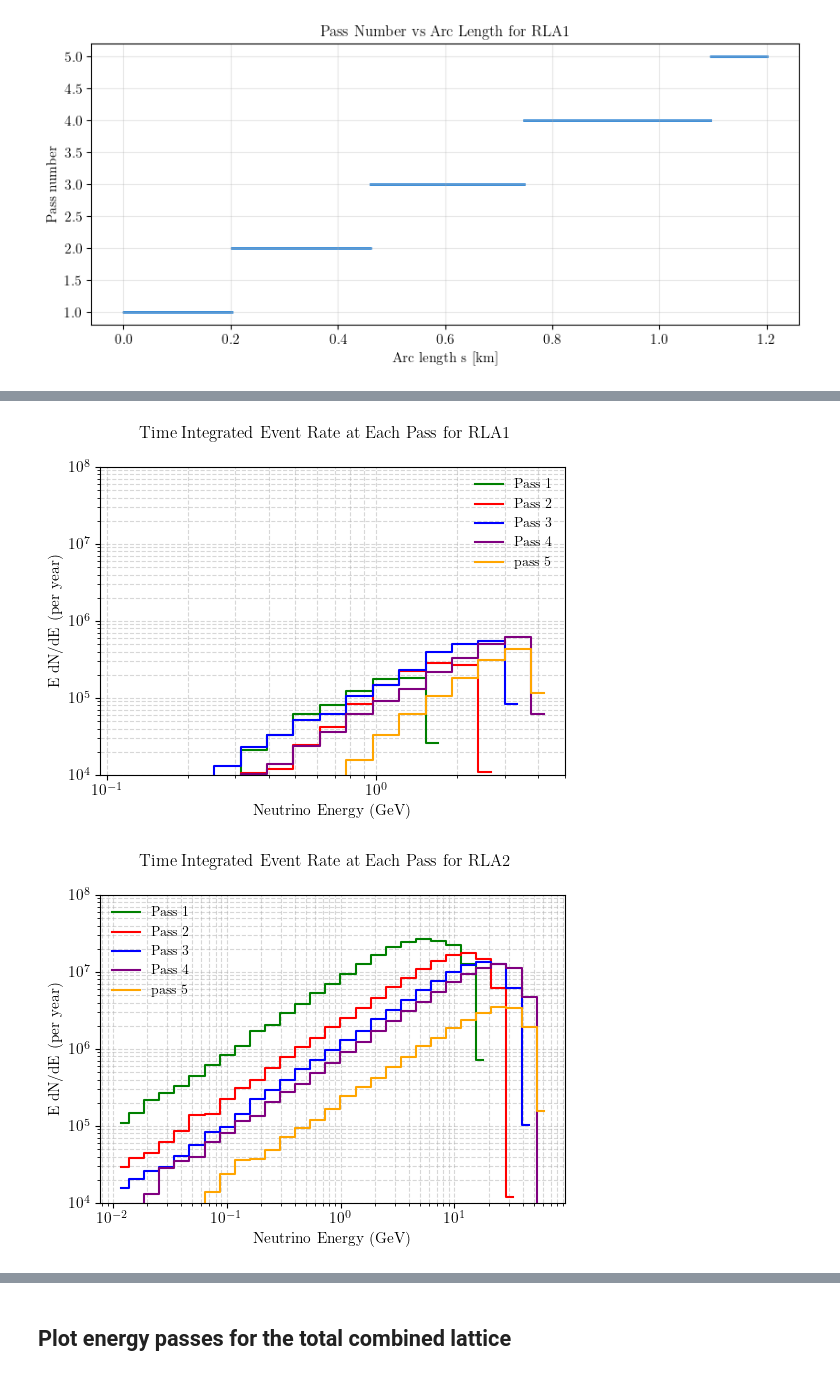
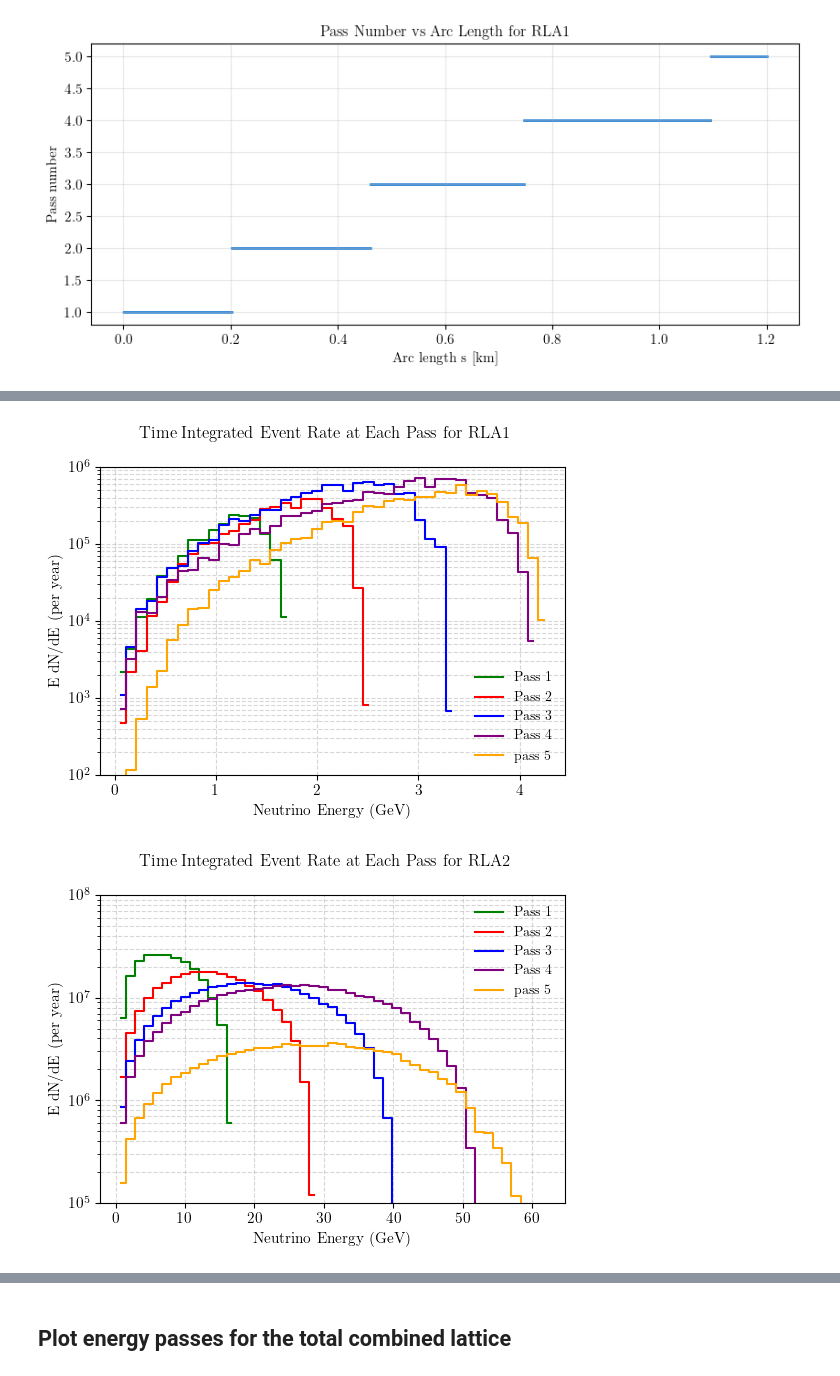
Before and after one commit to jchoi55/MINT, a Jupyter notebook: JC_event_maps.ipynb, the cells around one changed output, grey strips where cells are left out. Cells and saved outputs as stored; diff of their text form; code cells hidden in the pictures.

```diff
--- a/JC_event_maps.ipynb
+++ b/JC_event_maps.ipynb
@@ -1059,3 +1167,18 @@ plot_event_counts_vs_distance(combined_numu, 40e2, (2835.62e2,2985.62e2),title="
 # %%
-plot_event_counts_vs_distance(RLA1_numu, 0, (121e2,221e2),title="RLA1 Detector Event Counts vs Distance")
+det_radius = 2*np.sqrt(12e2*14e2/np.pi)
+
+fig, ax, _ = plot_event_counts_vs_distance(RLA1_numu, 0, (121e2,1e8), det_radius=det_radius, title="RLA1 Detector Event Counts vs Distance")
+ax.set_yscale('log')
+ax.set_xscale('log')
+
+plot_power_law(
+    fig_and_ax=(fig, ax),
+    initial_point=(4611.960489667486, 2868029.0606408943),
+    x_range=range(121,1000000)
+)
+
+#Webplotdigitizer says the intersection point is at (1753.628267547892, 18013207.603121586)
+ax.legend()
+# ax.set_ylim(1e0, 1e6)
+plt.show()
 # %% [output]
@@ -1618,7 +1746,9 @@ fig, ax, _ = plot_event_counts_vs_energy_pass(
     target_pass=1,
     detect=True,
     detect_loc=[(12579,0)],
-    e_bins=np.geomspace(1e-1, 70, 30),
+    # e_bins=np.geomspace(1e-1, 70, 30),
+    e_bins=np.linspace(1e-2, 5, 50),
+    log_e=False,
     color="green",
     label="Pass 1"
 )
@@ -1629,7 +1759,9 @@ plot_event_counts_vs_energy_pass(
     target_pass=2,
     detect=True,
     detect_loc=[(-13589,0)],
-    e_bins=np.geomspace(1e-1, 70, 30),
+    # e_bins=np.geomspace(1e-1, 70, 30),
+    e_bins=np.linspace(1e-2, 5, 50),
+    log_e=False,
     fig_and_ax=(fig, ax),
     color="red",
     label="Pass 2"
@@ -1641,7 +1773,9 @@ plot_event_counts_vs_energy_pass(
     target_pass=3,
     detect=True,
     detect_loc=[(12579,0)],
-    e_bins=np.geomspace(1e-1, 70, 30),
+    # e_bins=np.geomspace(1e-1, 70, 30),
+    e_bins=np.linspace(1e-2, 5, 50),
+    log_e=False,
     fig_and_ax=(fig, ax),
     color="blue",
     label="Pass 3"
@@ -1653,7 +1787,9 @@ plot_event_counts_vs_energy_pass(
     target_pass=4,
     detect=True,
     detect_loc=[(-13589,0)],
-    e_bins=np.geomspace(1e-1, 70, 30),
+    # e_bins=np.geomspace(1e-1, 70, 30),
+    e_bins=np.linspace(1e-2, 5, 50),
+    log_e=False,
     fig_and_ax=(fig, ax),
     color="purple",
     label="Pass 4"
@@ -1665,7 +1801,9 @@ plot_event_counts_vs_energy_pass(
     target_pass=5,
     detect=True,
     detect_loc=[(12579,0)],
-    e_bins=np.geomspace(1e-1, 70, 30),
+    # e_bins=np.geomspace(1e-1, 70, 30),
+    e_bins=np.linspace(1e-2, 5, 50),
+    log_e=False,
     fig_and_ax=(fig, ax),
     color="orange",
     label="pass 5",
@@ -1673,19 +1811,21 @@ plot_event_counts_vs_energy_pass(
 )
 
 ax.legend()
-ax.set_ylim(1e4, 1e8)
+ax.set_ylim(1e2, 1e6)
 fig.suptitle("Time Integrated Event Rate at Each Pass for RLA1")
 plt.show()
 
 #fig.savefig('plots/event_rate_spectrum_all.pdf', bbox_inches='tight')
 # %% [output]
-[figure, old version]
+[figure, new version]
 # %%
 fig, ax, _ = plot_event_counts_vs_energy_pass(
     RLA2_numu,
     RLA2_lattice,
     target_pass=1,
-    e_bins=np.geomspace(1e-2, 70, 30),
+    # e_bins=np.geomspace(1e-1, 70, 30),
+    e_bins=np.linspace(1e-1, 65, 50),
+    log_e=False,
     color="green",
     label="Pass 1"
 )
@@ -1694,7 +1834,9 @@ plot_event_counts_vs_energy_pass(
     RLA2_numu,
     RLA2_lattice,
     target_pass=2,
-    e_bins=np.geomspace(1e-2, 70, 30),
+    # e_bins=np.geomspace(1e-1, 70, 30),
+    e_bins=np.linspace(1e-1, 65, 50),
+    log_e=False,
     fig_and_ax=(fig, ax),
     color="red",
     label="Pass 2"
@@ -1704,39 +1846,45 @@ plot_event_counts_vs_energy_pass(
     RLA2_numu,
     RLA2_lattice,
     target_pass=3,
-    e_bins=np.geomspace(1e-2, 70, 30),
+    # e_bins=np.geomspace(1e-2, 70, 30),
+    e_bins=np.linspace(1e-1, 65, 50),
+    log_e=False,
     fig_and_ax=(fig, ax),
     color="blue",
     label="Pass 3"
 )
 
 plot_event_counts_vs_energy_pass(
     RLA2_numu,
     RLA2_lattice,
     target_pass=4,
-    e_bins=np.geomspace(1e-2, 70, 30),
+    # e_bins=np.geomspace(1e-2, 70, 30),
+    e_bins=np.linspace(1e-1, 65, 50),
+    log_e=False,
     fig_and_ax=(fig, ax),
     color="purple",
     label="Pass 4"
 )
 
 plot_event_counts_vs_energy_pass(
     RLA2_numu,
     RLA2_lattice,
     target_pass=5,
-    e_bins=np.geomspace(1e-2, 70, 30),
+    # e_bins=np.geomspace(1e-2, 70, 30),
+    e_bins=np.linspace(1e-1, 65, 50),
+    log_e=False,
     fig_and_ax=(fig, ax),
     color="orange",
     label="pass 5",
     ylabel="E dN/dE (per year)"
 )
 
 ax.legend()
-ax.set_ylim(1e4, 1e8)
+ax.set_ylim(1e5, 1e8)
 fig.suptitle("Time Integrated Event Rate at Each Pass for RLA2")
 plt.show()
 # %% [output]
-[figure, old version]
+[figure, new version]
 # %%
 fig, ax, _ = plot_event_counts_vs_energy_pass(
     RLA2_numu,
```
Also changed, not shown: parts of 38 cells of this notebook, 22 other files.
